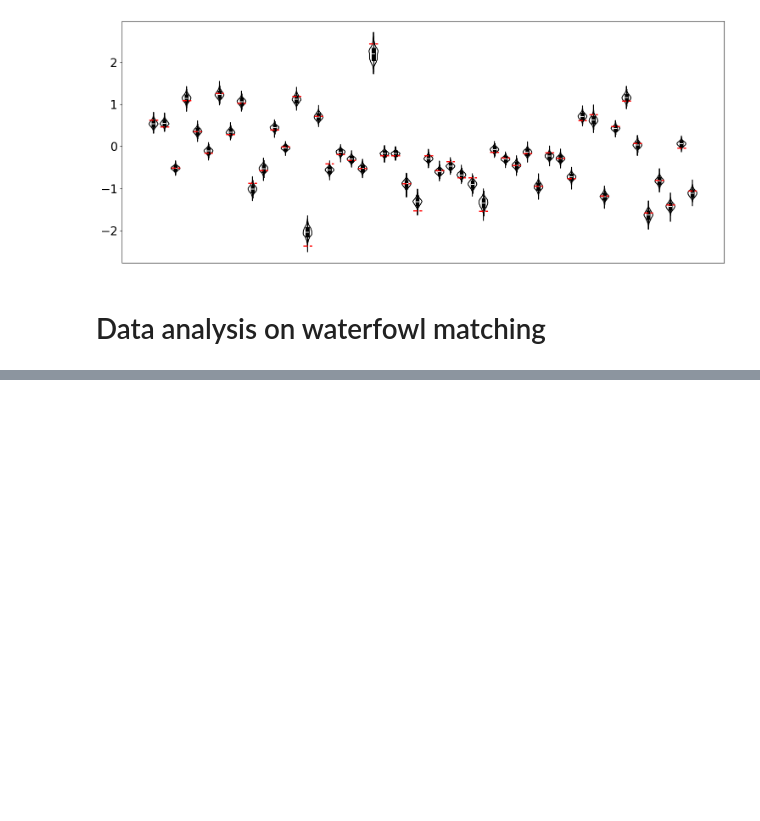
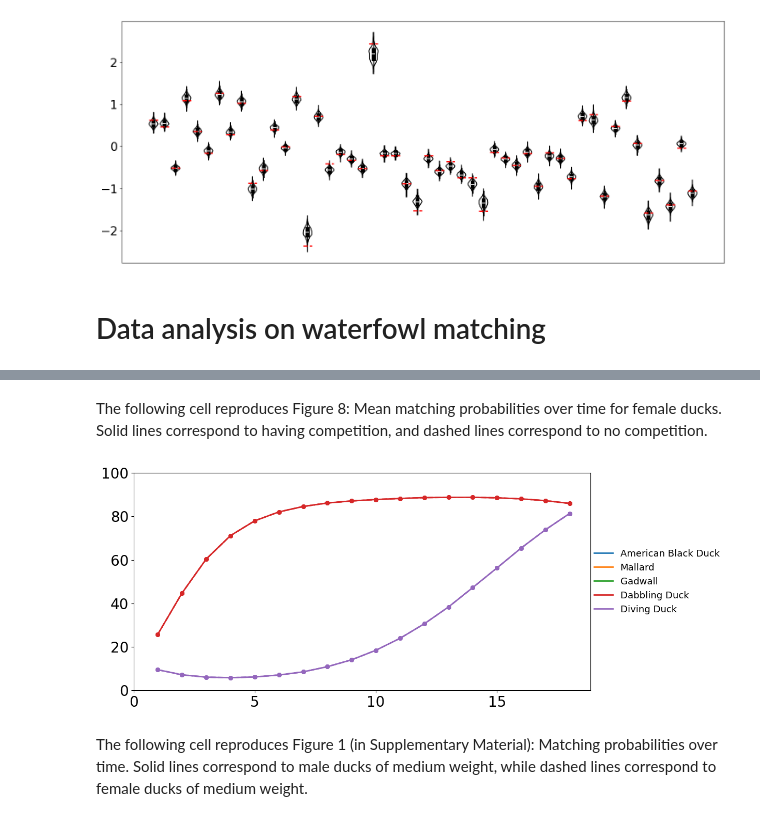
Before and after one commit to YuZh98/combinatorial-regression, a Jupyter notebook: python/plots/Plotting.ipynb, the cells around one changed output, grey strips where cells are left out. Saved outputs shown, nothing was run; the diff lists cells and outputs as text; code cells hidden in the pictures; blank space fills up the shorter version.

Commit message:
Revise plotting

```diff
--- a/python/plots/Plotting.ipynb
+++ b/python/plots/Plotting.ipynb
@@ -2294,3 +2188,74 @@ NameError: name 'mean_male' is not defined
+# %% [markdown]
+The following cell reproduces Figure 8: Mean matching probabilities over time for female ducks. Solid lines correspond to having competition, and dashed lines correspond to no competition.
+# %%
+# Female ducks
+# Without correction and with correction
+prob_female_uncorrected_dict = mean_female_uncorrected
+prob_match_female_dict = mean_female
+
+
+def dict_to_df(prob_dict, label):
+    return pd.DataFrame([
+        {"time": t + 1, "species": species, "probability": prob * 100, "type": label}
+        for species, probs in prob_dict.items()
+        for t, prob in enumerate(probs)
+    ])
+
+# Convert both versions to dataframes
+df_uncorrected = dict_to_df(prob_female_uncorrected_dict, "Uncorrected")
+df_corrected = dict_to_df(prob_match_female_dict, "Corrected")
+df_all = pd.concat([df_uncorrected, df_corrected])
+
+# Define species order
+priority_order = ['American Black Duck', 'Mallard', 'Gadwall']
+remaining = sorted([sp for sp in prob_match_female_dict if sp not in priority_order])
+legend_order = priority_order + remaining
+
+# Assign consistent colors per species
+color_map = plt.get_cmap("tab10")
+species_colors = {species: color_map(i % 10) for i, species in enumerate(legend_order)}
+
+# Plot
+plt.figure(figsize=(15, 5))
+
+for species in legend_order:
+    color = species_colors[species]
+
+    # Uncorrected: solid
+    df_u = df_all[(df_all["species"] == species) & (df_all["type"] == "Uncorrected")]
+    plt.plot(
+        df_u["time"], df_u["probability"],
+        label=species, color=color, linewidth=2
+    )
+    plt.scatter(df_u["time"], df_u["probability"], s=30, color=color)
+
+    # Corrected: dashed
+    df_c = df_all[(df_all["species"] == species) & (df_all["type"] == "Corrected")]
+    plt.plot(
+        df_c["time"], df_c["probability"],
+        linestyle='dashed', color=color, linewidth=2
+    )
+    plt.scatter(df_c["time"], df_c["probability"], s=30, color=color)
+
+# Axes formatting
+plt.xticks([0, 5, 10, 15], fontsize=20)
+plt.yticks([0, 20, 40, 60, 80, 100], fontsize=20)
+plt.xlabel("")
+plt.ylabel("")
+plt.grid(False)
+
+# Shared legend
+plt.legend(
+    loc='center left', bbox_to_anchor=(0.99, 0.5),
+    fontsize=13, frameon=False
+)
+
+plt.tight_layout(rect=[0, 0, 0.82, 1])
+plt.show()
+# %% [output]
+[figure, added]
+# %% [markdown]
+The following cell reproduces Figure 1 (in Supplementary Material): Matching probabilities over time. Solid lines correspond to male ducks of medium weight, while dashed lines correspond to female ducks of medium weight.
 # %%
 # Male and female on the same plot
 # With correciton
```
Also changed, not shown: parts of 39 cells of this notebook.
